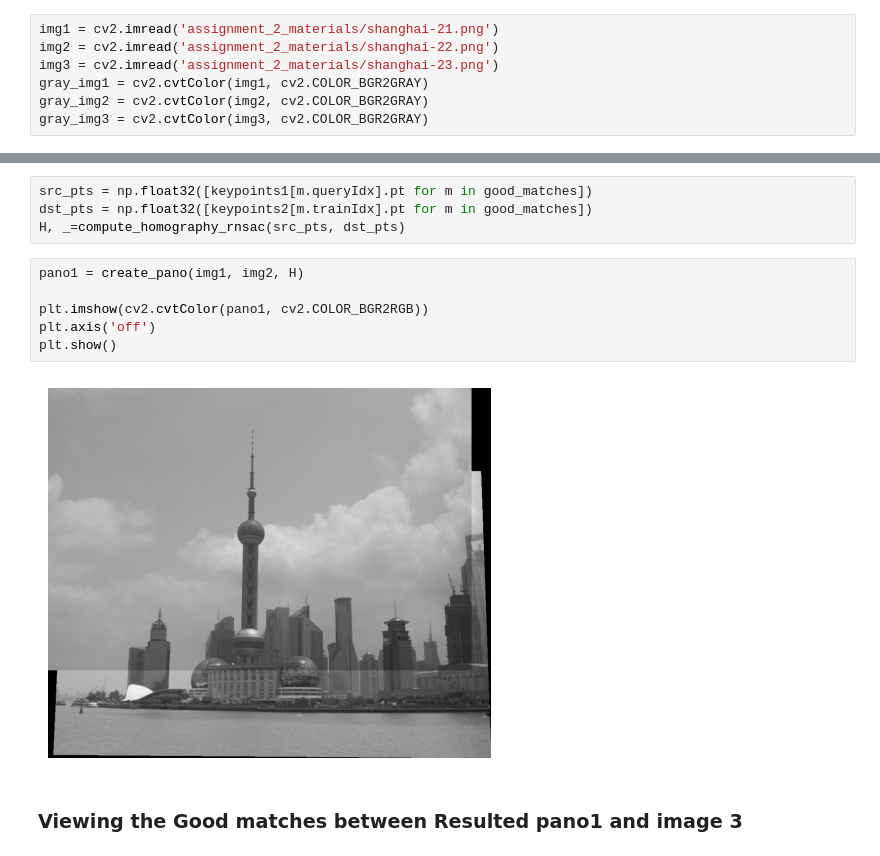
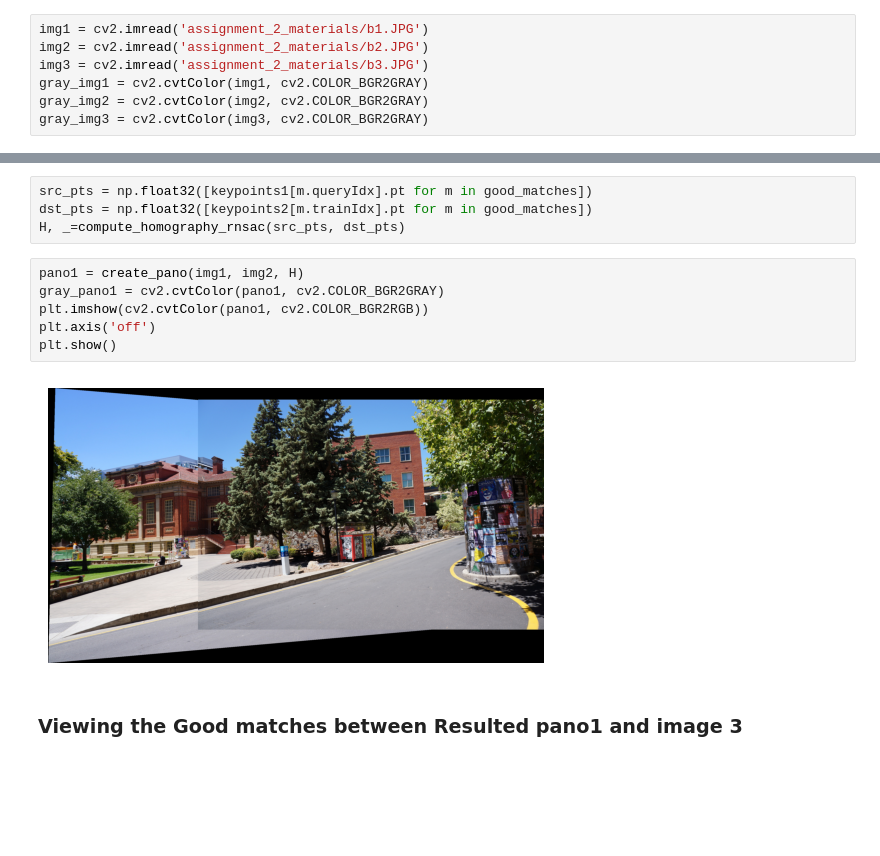
Before and after one commit to Noureldeen73/Augmented-reality-image-stitching, a Jupyter notebook: Bonus-3img.ipynb, the cells around one changed output, grey strips where cells are left out. Drawn from its saved outputs; the diff is of its cells as text; blank space fills up the shorter version.

Commit message:
Fix Gray scale in 3-bonus and Add dataset

```diff
--- a/Bonus-3img.ipynb
+++ b/Bonus-3img.ipynb
@@ -6,9 +6,9 @@ import tqdm as tqdm
 # %% [markdown]
 ### Read images
 # %%
-img1 = cv2.imread('assignment_2_materials/shanghai-21.png')
-img2 = cv2.imread('assignment_2_materials/shanghai-22.png')
-img3 = cv2.imread('assignment_2_materials/shanghai-23.png')
+img1 = cv2.imread('assignment_2_materials/b1.JPG')
+img2 = cv2.imread('assignment_2_materials/b2.JPG')
+img3 = cv2.imread('assignment_2_materials/b3.JPG')
 gray_img1 = cv2.cvtColor(img1, cv2.COLOR_BGR2GRAY)
 gray_img2 = cv2.cvtColor(img2, cv2.COLOR_BGR2GRAY)
 gray_img3 = cv2.cvtColor(img3, cv2.COLOR_BGR2GRAY)
@@ -262,12 +262,12 @@ dst_pts = np.float32([keypoints2[m.trainIdx].pt for m in good_matches])
 H, _=compute_homography_rnsac(src_pts, dst_pts)
 # %%
 pano1 = create_pano(img1, img2, H)
-
+gray_pano1 = cv2.cvtColor(pano1, cv2.COLOR_BGR2GRAY)
 plt.imshow(cv2.cvtColor(pano1, cv2.COLOR_BGR2RGB))
 plt.axis('off')
 plt.show()
 # %% [output]
-[figure, old version]
+[figure, new version]
 # %% [markdown]
 ### Viewing the Good matches between Resulted pano1 and image 3
 # %%
```
Also changed, not shown: parts of 3 cells of this notebook, 6 other files.
